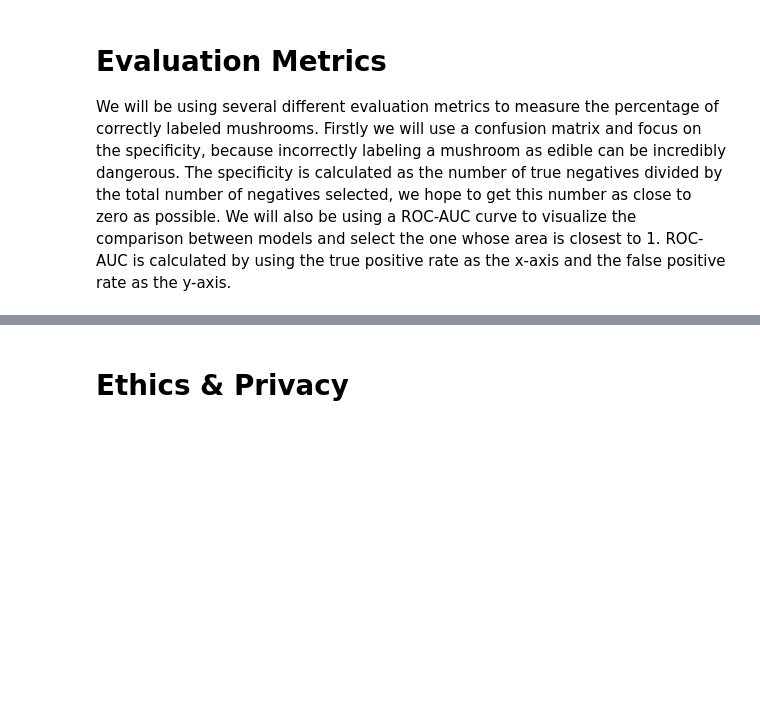
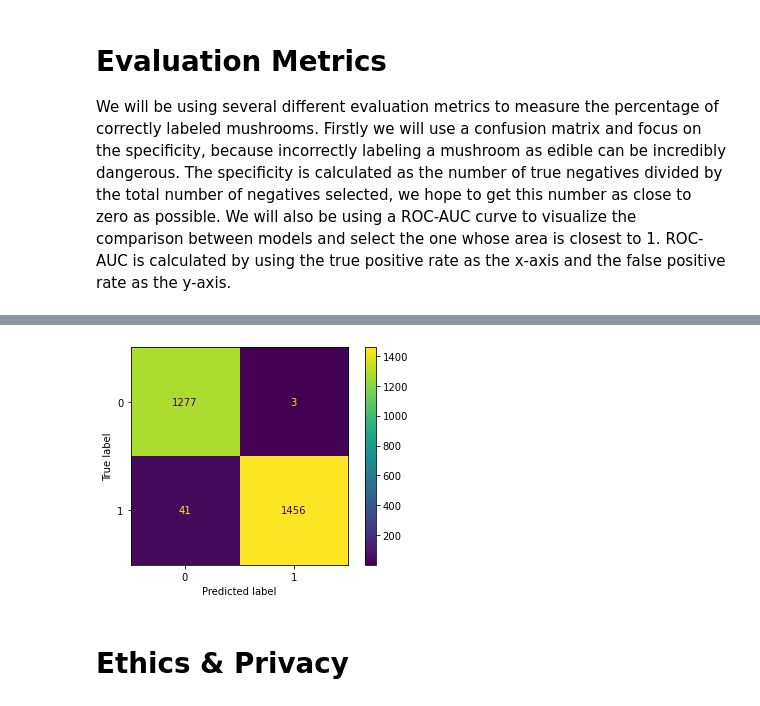
Before and after one commit to COGS118A/Group011-SP23, a Jupyter notebook: Checkpoint_Group011-SP23.ipynb, the cells around one changed output, grey strips where cells are left out. Drawn from its saved outputs; the diff is of its cells as text; code cells hidden in the pictures; blank space fills up the shorter version.

```diff
--- a/Checkpoint_Group011-SP23.ipynb
+++ b/Checkpoint_Group011-SP23.ipynb
@@ -66,0 +136,13 @@ We will be using several different evaluation metrics to measure the percentage
+# %%
+from sklearn.preprocessing import OneHotEncoder
+
+# create an encoder and fit the dataframe
+enc = OneHotEncoder(sparse_output=False).fit(X_train)
+encoded = enc.transform(X_train)
+# convert it to a dataframe
+X_train = pd.DataFrame(
+     encoded,
+     columns=enc.get_feature_names_out()
+)
+
+X_train
@@ -66,0 +163,10 @@ We will be using several different evaluation metrics to measure the percentage
+# %%
+# create an encoder and fit the dataframe
+encoded = enc.transform(X_test)
+# convert it to a dataframe
+X_test = pd.DataFrame(
+     encoded,
+     columns=enc.get_feature_names_out()
+)
+
+X_test
@@ -66,0 +187,12 @@ We will be using several different evaluation metrics to measure the percentage
+# %%
+from sklearn.tree import DecisionTreeClassifier
+
+# Create Decision Tree classifer object
+clf = DecisionTreeClassifier(max_depth = 3, random_state = 42)
+
+# Train Decision Tree Classifer
+clf.fit(X_train, y_train)
+
+#Predict the response for test dataset
+yhat_train = clf.predict(X_train)
+yhat_test = clf.predict(X_test)
@@ -67,3 +224,13 @@ We will be using several different evaluation metrics to measure the percentage
+# %%
+from sklearn.metrics import confusion_matrix, ConfusionMatrixDisplay
+import matplotlib.pyplot as plt
+
+cm = confusion_matrix(y_test, yhat_test, labels=clf.classes_)
+disp = ConfusionMatrixDisplay(confusion_matrix=cm, display_labels=clf.classes_)
+disp.plot()
+plt.show()
+# %% [output]
+[figure, added]
 # %% [markdown]
 # Ethics & Privacy
 # %% [markdown]
```
Also changed, not shown: parts of 13 cells of this notebook.
